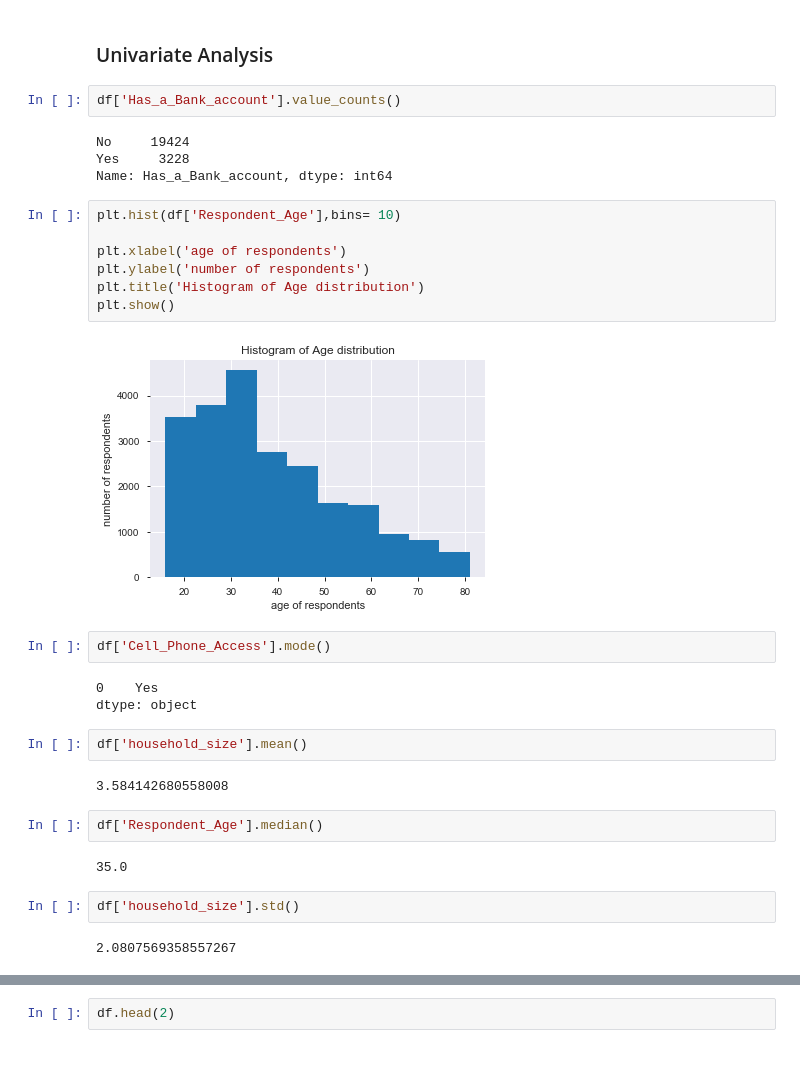
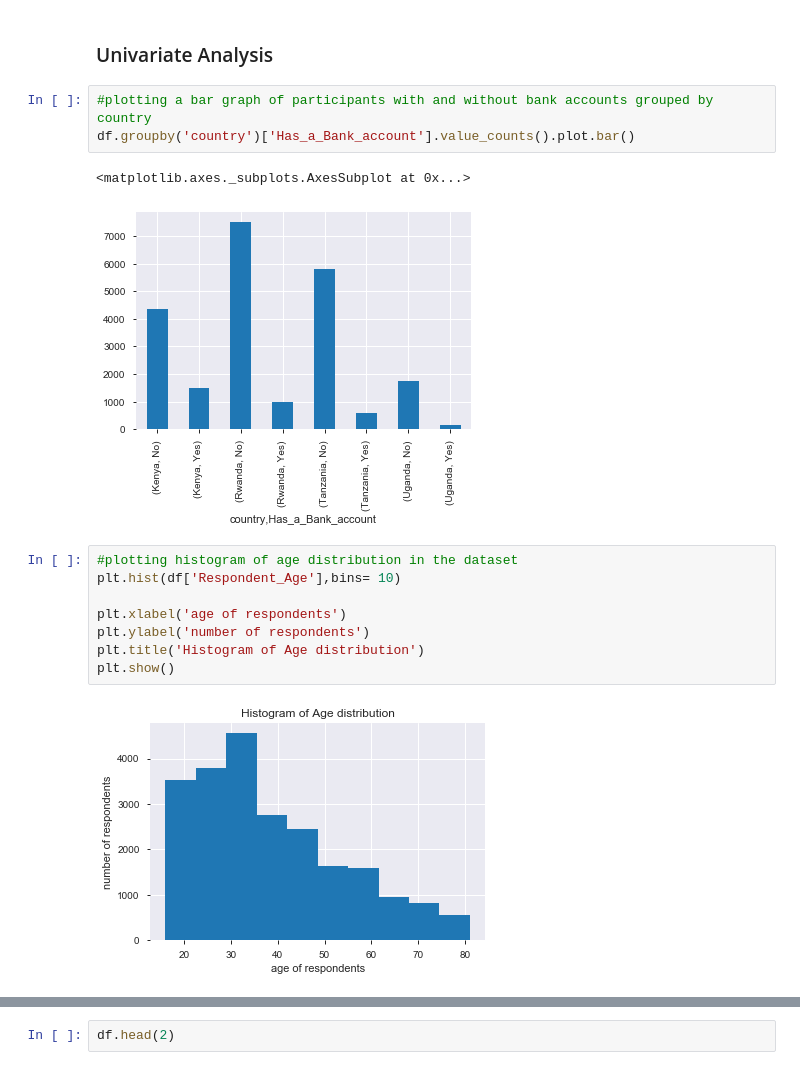
Before and after one commit to cap-blurr/Financial_inclusion_prediction, a Jupyter notebook: Fin_access.ipynb, the cells around one changed output, grey strips where cells are left out. Cells and saved outputs as stored; diff of their text form.

```diff
--- a/Fin_access.ipynb
+++ b/Fin_access.ipynb
@@ -229,12 +230,13 @@ Requirement already satisfied: six>=1.5 in c:\users\wwamb\appdata\local\programs
 # %% [markdown]
 ### Univariate Analysis
-# %%
-df['Has_a_Bank_account'].value_counts()
-# %% [output]
-No     19424
-Yes     3228
-Name: Has_a_Bank_account, dtype: int64
+# %%
+#plotting a bar graph of participants with and without bank accounts grouped by country
+df.groupby('country')['Has_a_Bank_account'].value_counts().plot.bar()
+# %% [output]
+<matplotlib.axes._subplots.AxesSubplot at 0x...>
+[figure, added]
 # %%
+#plotting histogram of age distribution in the dataset
 plt.hist(df['Respondent_Age'],bins= 10)
 
 plt.xlabel('age of respondents')
@@ -243,20 +245,3 @@ plt.title('Histogram of Age distribution')
 plt.show()
 # %% [output]
 [figure]
-# %%
-df['Cell_Phone_Access'].mode()
-# %% [output]
-0    Yes
-dtype: object
-# %%
-df['household_size'].mean()
-# %% [output]
-3.584142680558008
-# %%
-df['Respondent_Age'].median()
-# %% [output]
-35.0
-# %%
-df['household_size'].std()
-# %% [output]
-2.0807569358557267
```
Also changed, not shown: parts of 57 cells of this notebook, 1 other file.
